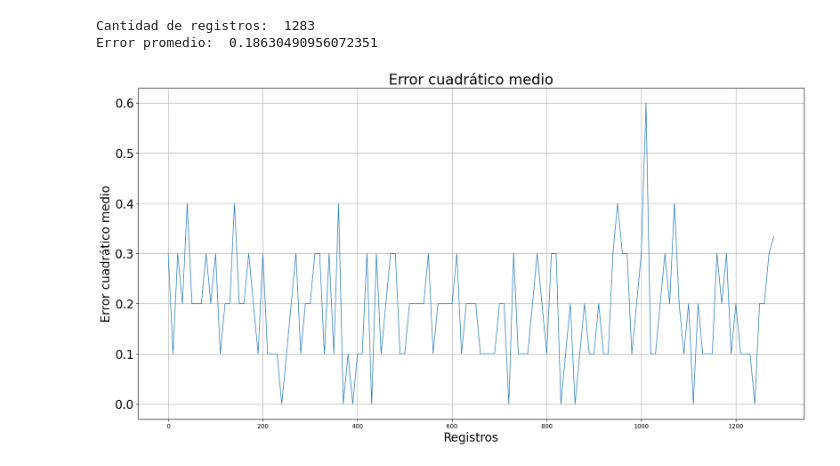
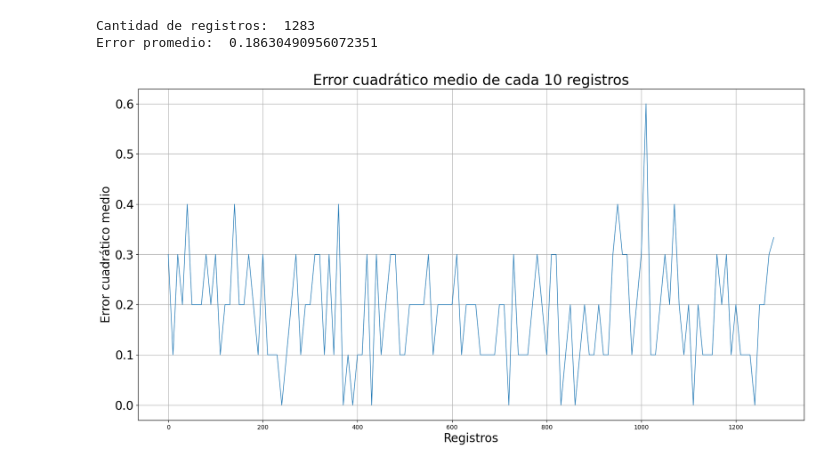
Before and after one commit to leocafo87/ProdDatos, a Jupyter notebook: notebooks/model.ipynb, the cells around one changed output. Drawn from its saved outputs; the diff is of its cells as text; code cells hidden in the pictures.

Commit message:
change title

```diff
--- a/notebooks/model.ipynb
+++ b/notebooks/model.ipynb
@@ -158,14 +158,14 @@ Error promedio:  0.18630490956072351
 # %%
 #Gráficar el error
 plt.figure(figsize=(20, 10))
 sns.lineplot(x=range(0, len(X_test_scaled), 10), y=errores_list)
-plt.title("Error cuadrático medio")
+plt.title("Error cuadrático medio de cada 10 registros")
 #Linewidth
 plt.rcParams['lines.linewidth'] = 1
 plt.ylabel('Error cuadrático medio')
 plt.xlabel('Registros')
 plt.xticks(fontsize=10)
 plt.grid()
 plt.show()
 # %% [output]
-[figure, old version]
+[figure, new version]
```
